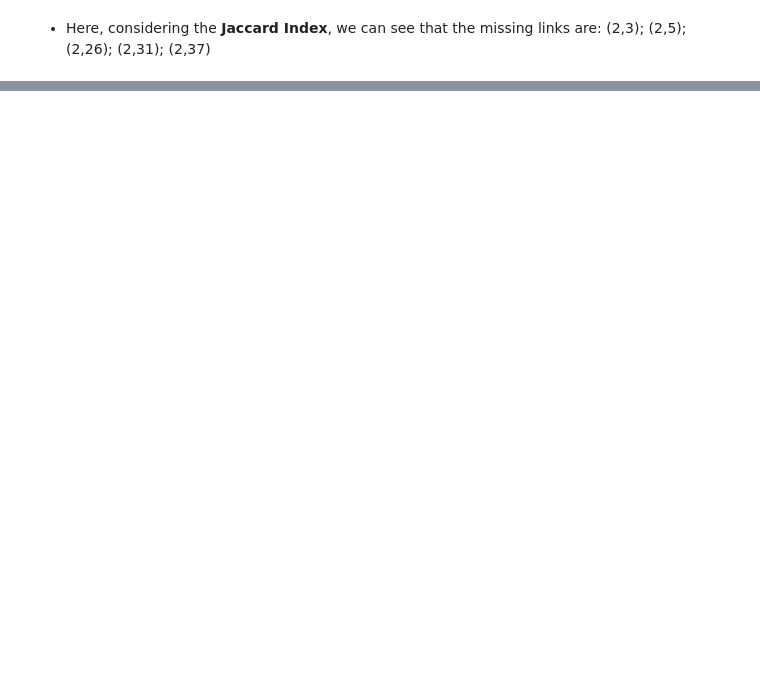
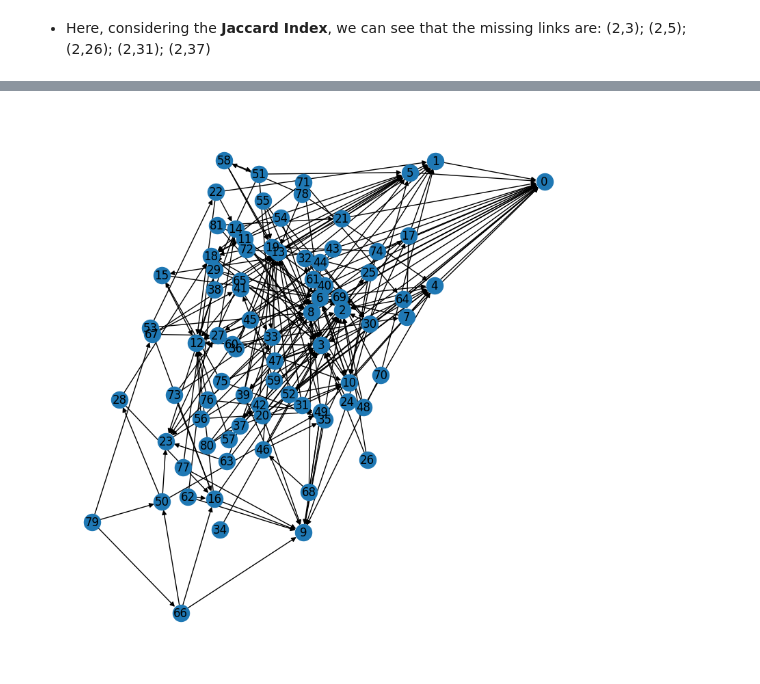
Before and after one commit to MattiaCervelli/Group-Project-SNA, a Jupyter notebook: Final_Graph(complete).ipynb, the cells around one changed output, grey strips where cells are left out. Saved outputs shown, nothing was run; the diff lists cells and outputs as text; code cells hidden in the pictures; blank space fills up the shorter version.

```diff
--- a/Final_Graph(complete).ipynb
+++ b/Final_Graph(complete).ipynb
@@ -793,0 +815,7 @@ Top 5 rows:
+# %%
+total_deg= sum(span for n, span in G.degree())
+k=total_deg/(G.number_of_nodes())
+## rounding to the closest integer since we have to use it as a parameter for the PA function
+k = int(k)
+print('The average degree is:')
+print(k)
@@ -793,0 +827,22 @@ Top 5 rows:
+# %%
+m_closest_to_k = k
+num_nodes = G.number_of_nodes()
+def PA(num_nodes, m, n_stage):
+    G_new = nx.DiGraph()
+    G_new.add_node(0)
+    for i in range(1, num_nodes):
+        new_node = i
+        G_new.add_node(new_node)
+        if len(G_new) > 1:
+            sum_degree = sum(dict(G_new.degree()).values())
+            if sum_degree == 0:
+                G_new.add_edge(new_node, random.choice(list(G_new.nodes())))
+            else:
+                probs = [degree / sum_degree for node, degree in G_new.degree()]
+                nodes_to_be_connected = random.choices(list(G_new.nodes), weights=probs, k=min(m, len(G_new)))
+                for node in nodes_to_be_connected:
+                    G_new.add_edge(new_node, node)
+        if i >= n_stage:
+            break
+
+    return G_new
@@ -793,0 +856,7 @@ Top 5 rows:
+# %%
+G_2 = PA(num_nodes, m_closest_to_k, 1000)
+plt.figure(figsize=(8, 8))
+nx.draw(G_2, with_labels=True)
+plt.show()
+# %% [output]
+[figure, added]
```
Also changed, not shown: parts of 21 cells of this notebook.
